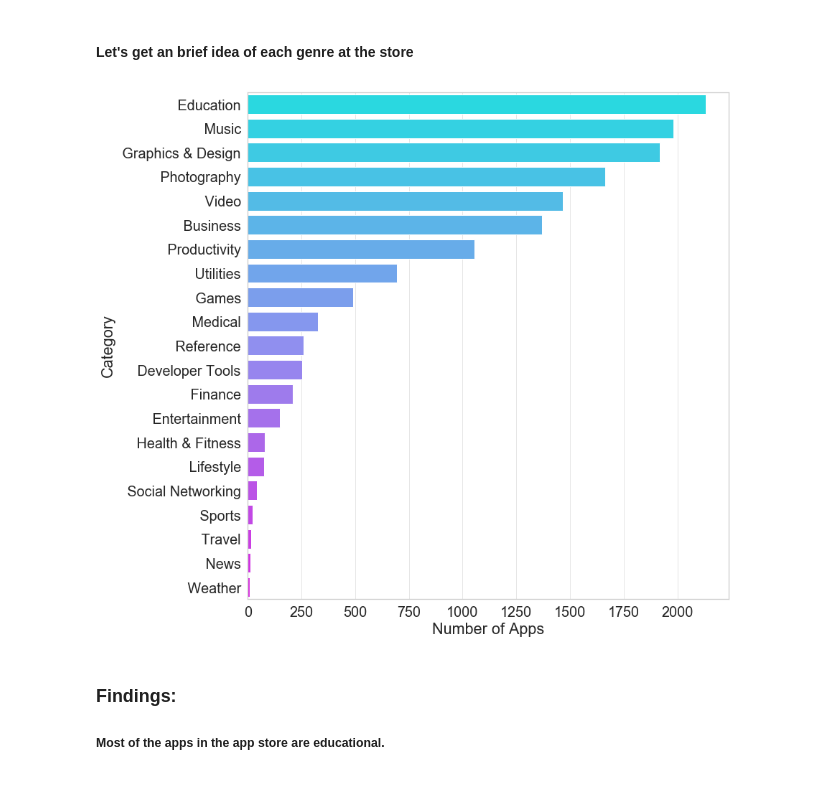
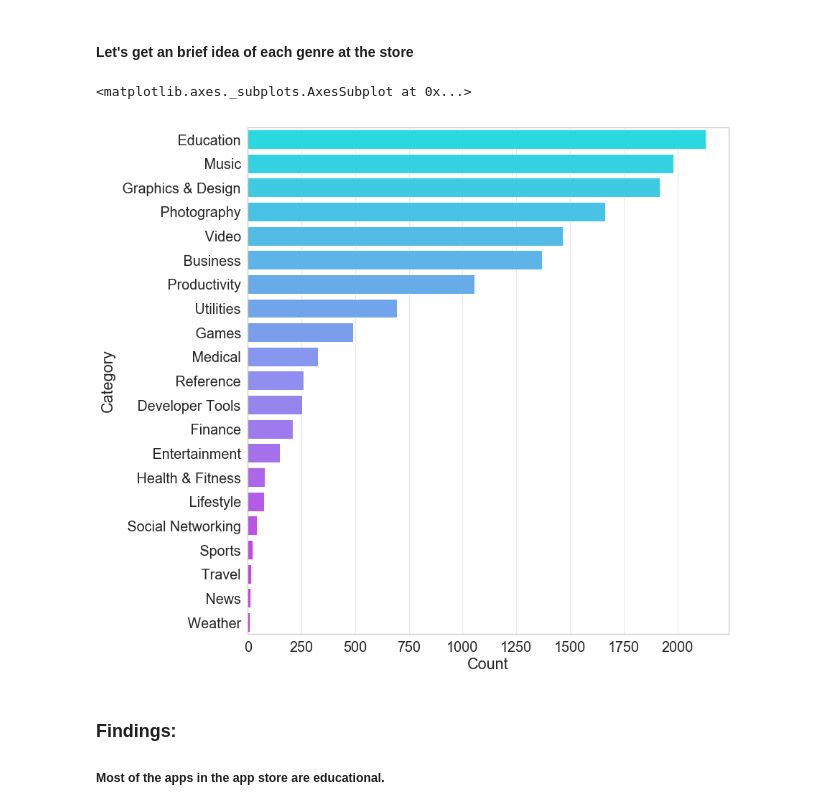
Before and after one commit to drucilal/Scraping_AppleMac_Store, a Jupyter notebook: Mac_EDA.ipynb, the cells around one changed output. Drawn from its saved outputs; the diff is of its cells as text; code cells hidden in the pictures.

```diff
--- a/Mac_EDA.ipynb
+++ b/Mac_EDA.ipynb
@@ -11,18 +23,12 @@ from tabulate import tabulate
-# %%
-mac_apps = pd.read_csv('macappstore.csv')
-mac_apps = mac_store.drop(['Unnamed: 0'], axis=1)
 # %% [markdown]
 ## How many apps are in each category?
 # %% [markdown]
 #### Let's get an brief idea of each genre at the store
-# %%
-sns.set(style = 'whitegrid', font_scale = 1.8, rc={"figure.figsize": (12, 13), 'grid.color': '0.9'},)
-x = sns.countplot(y = 'category', data = mac_apps, palette= "cool", order = mac_apps['category'].value_counts().index)
-plt.xlabel('Number of Apps')
-plt.ylabel('Category')
-plt.show(x)
-# %% [output]
-[figure, removed]
+# %%
+category_plot('category', mac_apps, 'cool', 'Category')
+# %% [output]
+<matplotlib.axes._subplots.AxesSubplot at 0x...>
+[figure, added]
 # %% [markdown]
 ### Findings:
 #####  Most of the apps in the app store are educational.
```
Also changed, not shown: parts of 172 cells of this notebook, 2 other files.
